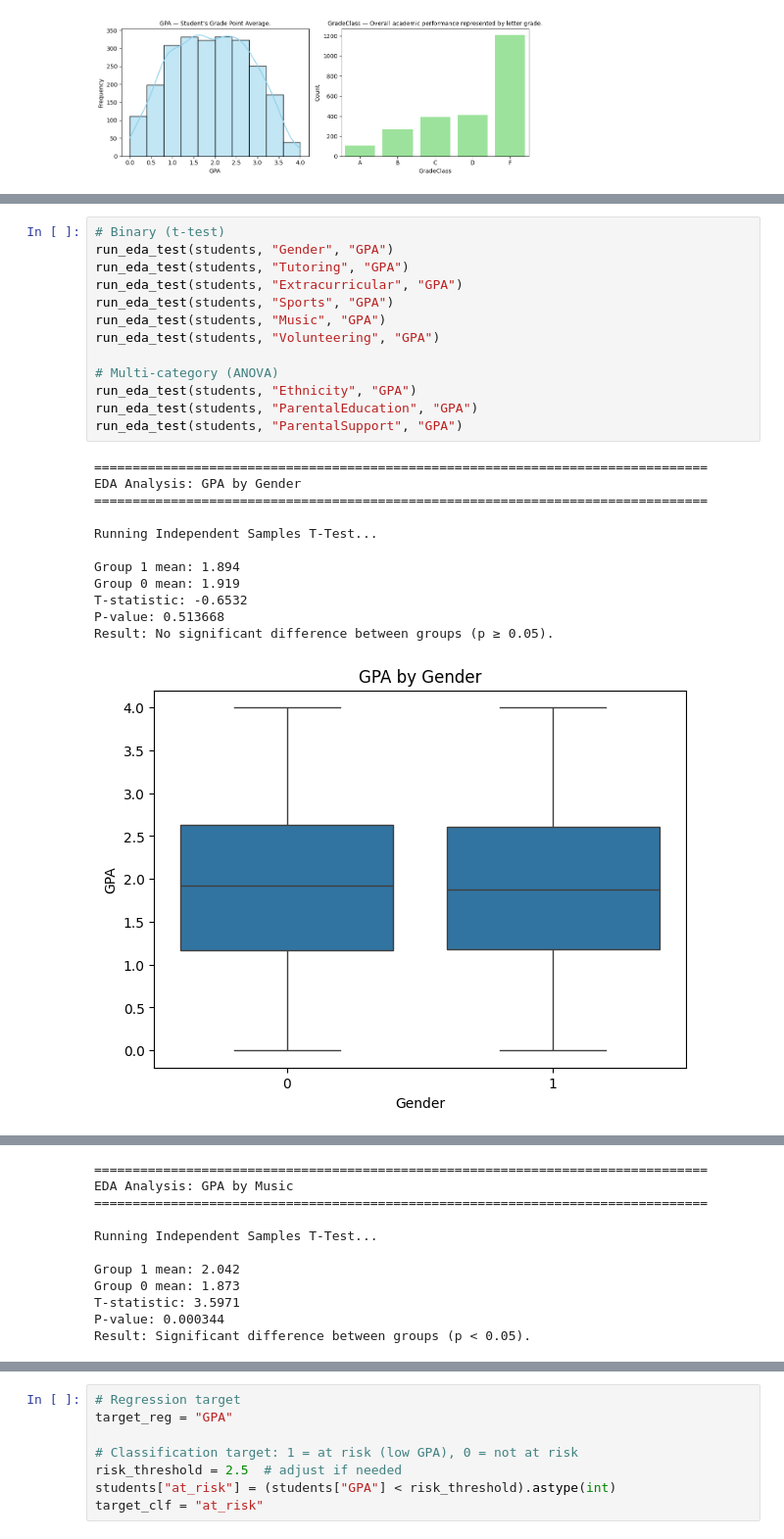
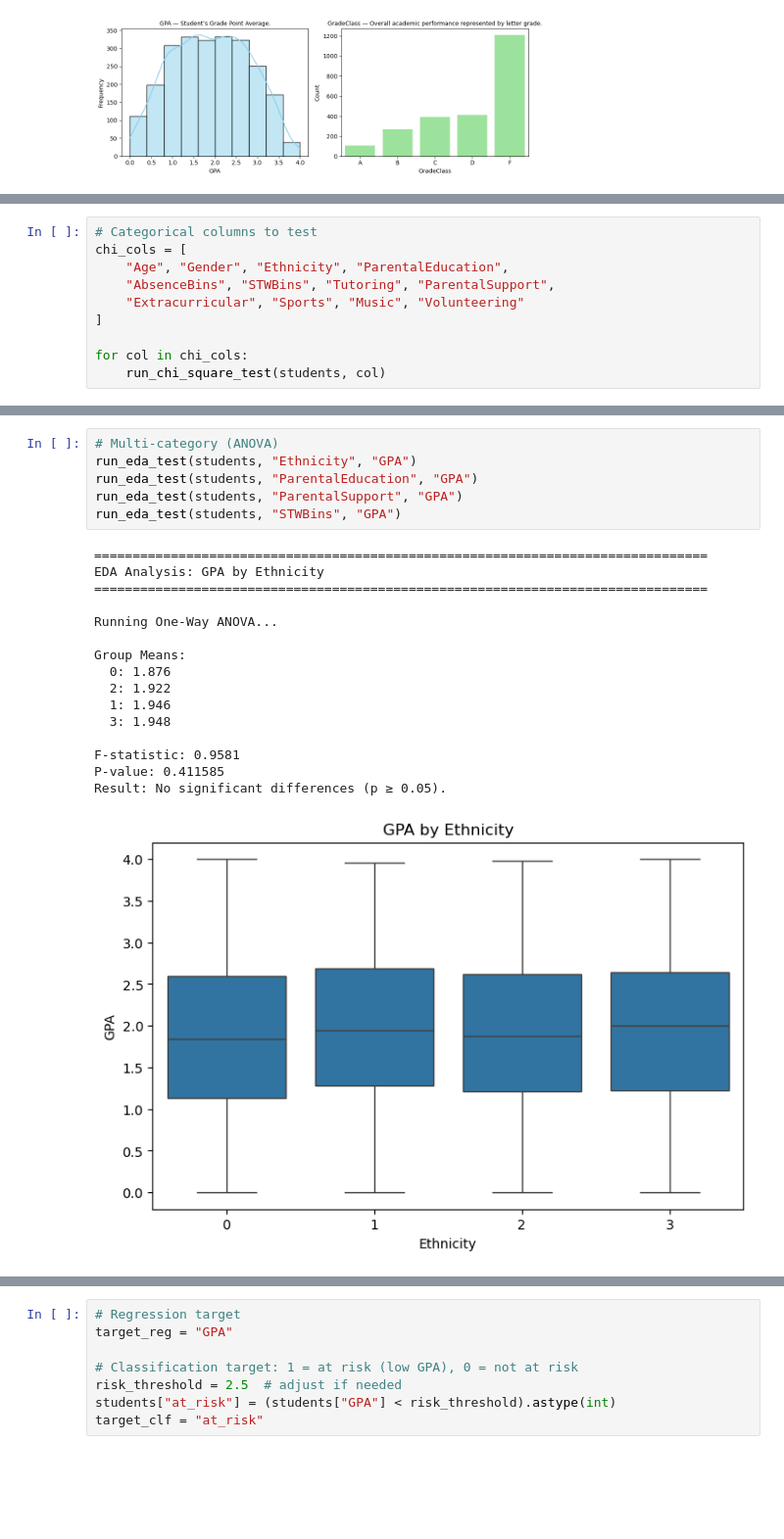
Before and after one commit to iampaulanca/USD-AAI-501-Group-3, a Jupyter notebook: Bryan/brys_notebook_v4.ipynb, the cells around one changed output, grey strips where cells are left out. Shown at 98% size. Cells and saved outputs as stored; diff of their text form; blank space fills up the shorter version.

```diff
--- a/Bryan/brys_notebook_v4.ipynb
+++ b/Bryan/brys_notebook_v4.ipynb
@@ -869,0 +733,10 @@ NO relationship between variables.
+# %%
+# Categorical columns to test
+chi_cols = [
+    "Age", "Gender", "Ethnicity", "ParentalEducation",
+    "AbsenceBins", "STWBins", "Tutoring", "ParentalSupport",
+    "Extracurricular", "Sports", "Music", "Volunteering"
+]
+
+for col in chi_cols:
+    run_chi_square_test(students, col)
@@ -882,29 +881,26 @@ NO relationship between variables.
 - ANOVA is necessary because it avoids inflated Type I error from running multiple t-tests, properly handles 3+ group comparisons in a single unified test, and determines whether meaningful group differences exist before examining specific pairs.
     - A Type I error occurs when we incorrectly conclude that a significant difference exists between groups when it actually does not — essentially a false positive.
 # %%
-# Binary (t-test)
-run_eda_test(students, "Gender", "GPA")
-run_eda_test(students, "Tutoring", "GPA")
-run_eda_test(students, "Extracurricular", "GPA")
-run_eda_test(students, "Sports", "GPA")
-run_eda_test(students, "Music", "GPA")
-run_eda_test(students, "Volunteering", "GPA")
-
 # Multi-category (ANOVA)
 run_eda_test(students, "Ethnicity", "GPA")
 run_eda_test(students, "ParentalEducation", "GPA")
 run_eda_test(students, "ParentalSupport", "GPA")
+run_eda_test(students, "STWBins", "GPA")
 # %% [output]
 ================================================================================
-EDA Analysis: GPA by Gender
+EDA Analysis: GPA by Ethnicity
 ================================================================================
 
-Running Independent Samples T-Test...
+Running One-Way ANOVA...
 
-Group 1 mean: 1.894
-Group 0 mean: 1.919
-T-statistic: -0.6532
-P-value: 0.513668
-Result: No significant difference between groups (p ≥ 0.05).
+Group Means:
+  0: 1.876
+  2: 1.922
+  1: 1.946
+  3: 1.948
+
+F-statistic: 0.9581
+P-value: 0.411585
+Result: No significant differences (p ≥ 0.05).
-[figure, old version]
+[figure, new version]
 ================================================================================
@@ -946,11 +955,0 @@ Result: Significant difference between groups (p < 0.05).
-================================================================================
-EDA Analysis: GPA by Music
-================================================================================
-
-Running Independent Samples T-Test...
-
-Group 1 mean: 2.042
-Group 0 mean: 1.873
-T-statistic: 3.5971
-P-value: 0.000344
-Result: Significant difference between groups (p < 0.05).
```
Also changed, not shown: parts of 82 cells of this notebook, 1 other file.
